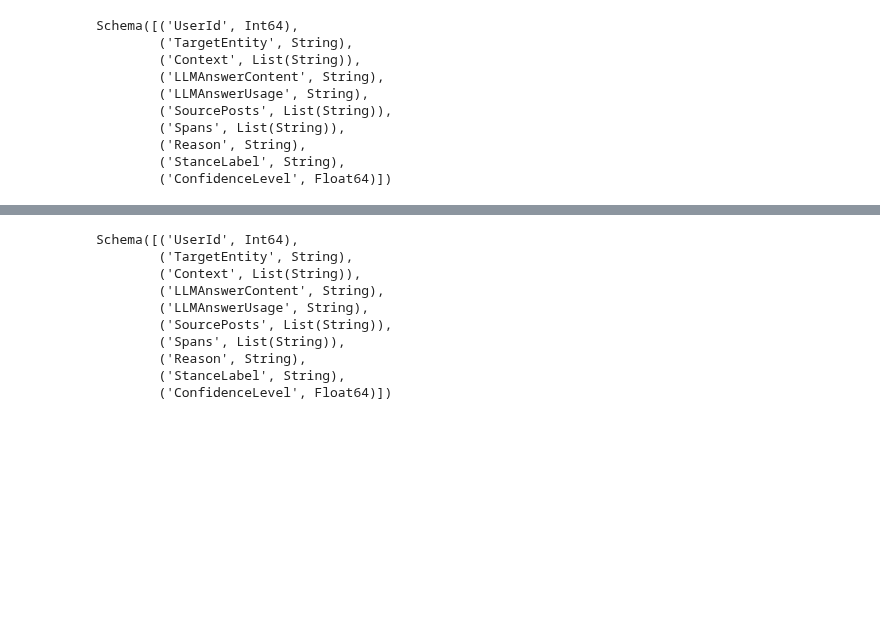
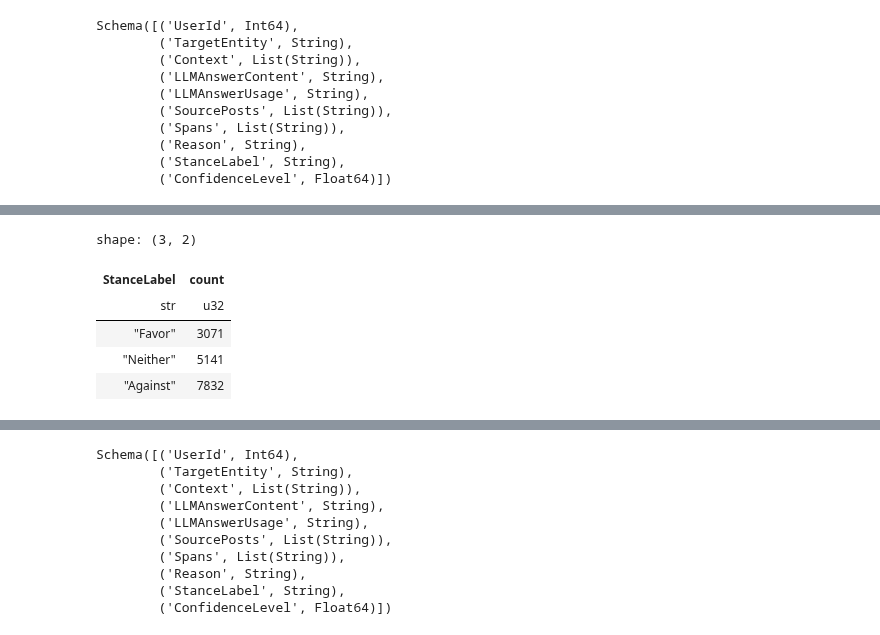
Before and after one commit to dredredre20/Thesis_Repository, a Jupyter notebook: Bluesky Test/Politsky24_Test.ipynb, the cells around one changed output, grey strips where cells are left out. Saved outputs shown, nothing was run; the diff lists cells and outputs as text; code cells hidden in the pictures; blank space fills up the shorter version.

```diff
--- a/Bluesky Test/Politsky24_Test.ipynb
+++ b/Bluesky Test/Politsky24_Test.ipynb
@@ -140,0 +166,11 @@ Schema([('UserId', Int64),
+# %%
+# Get the count of each stance label using the value_counts() method
+stance_counts = llm_full_stance_df["StanceLabel"].value_counts()
+stance_counts
+# %% [output]
+shape: (3, 2)
+| StanceLabel | count |
+| str | u32 |
+| "Favor" | 3071 |
+| "Neither" | 5141 |
+| "Against" | 7832 |
```
Also changed, not shown: parts of 14 cells of this notebook.
